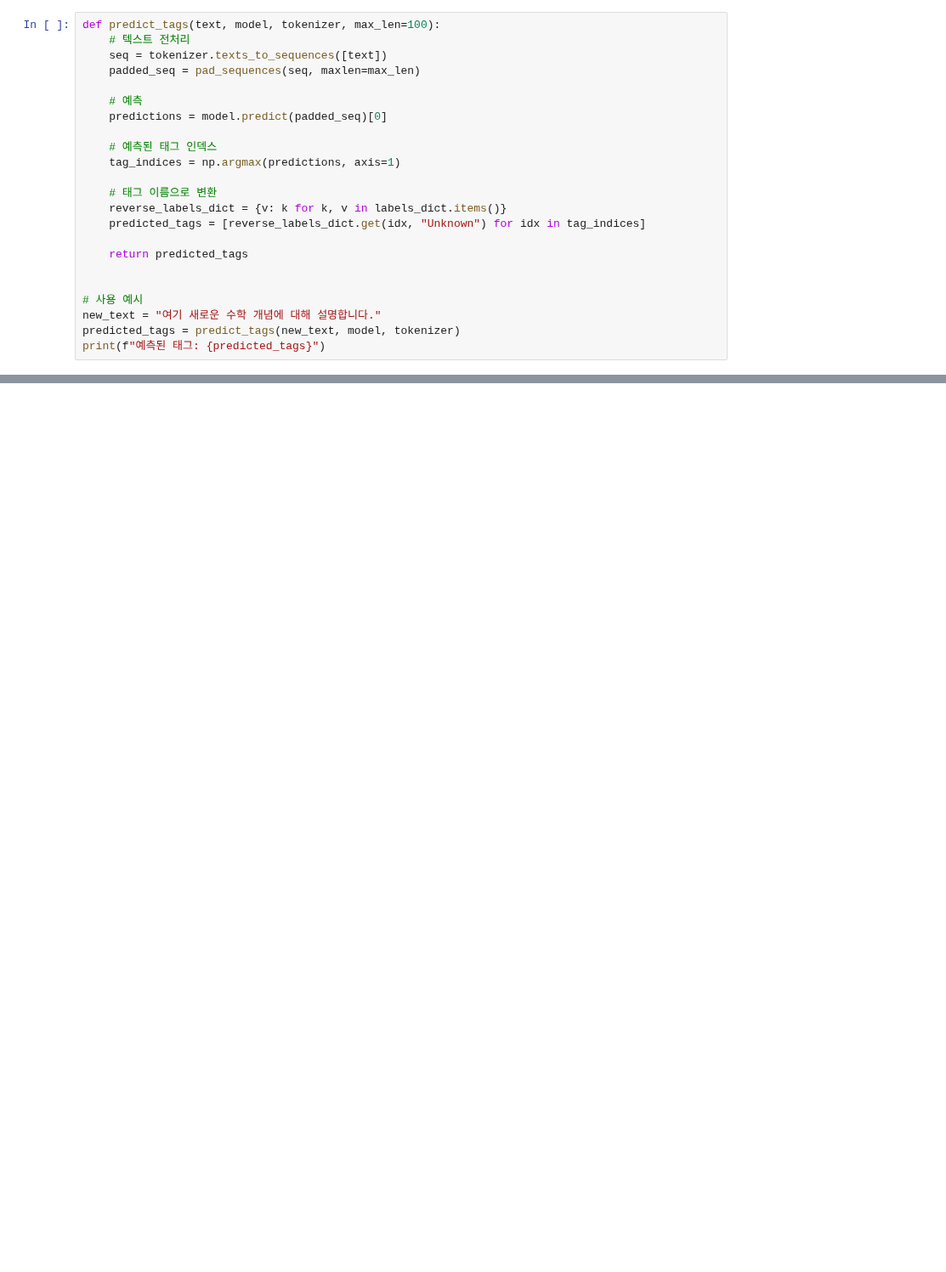
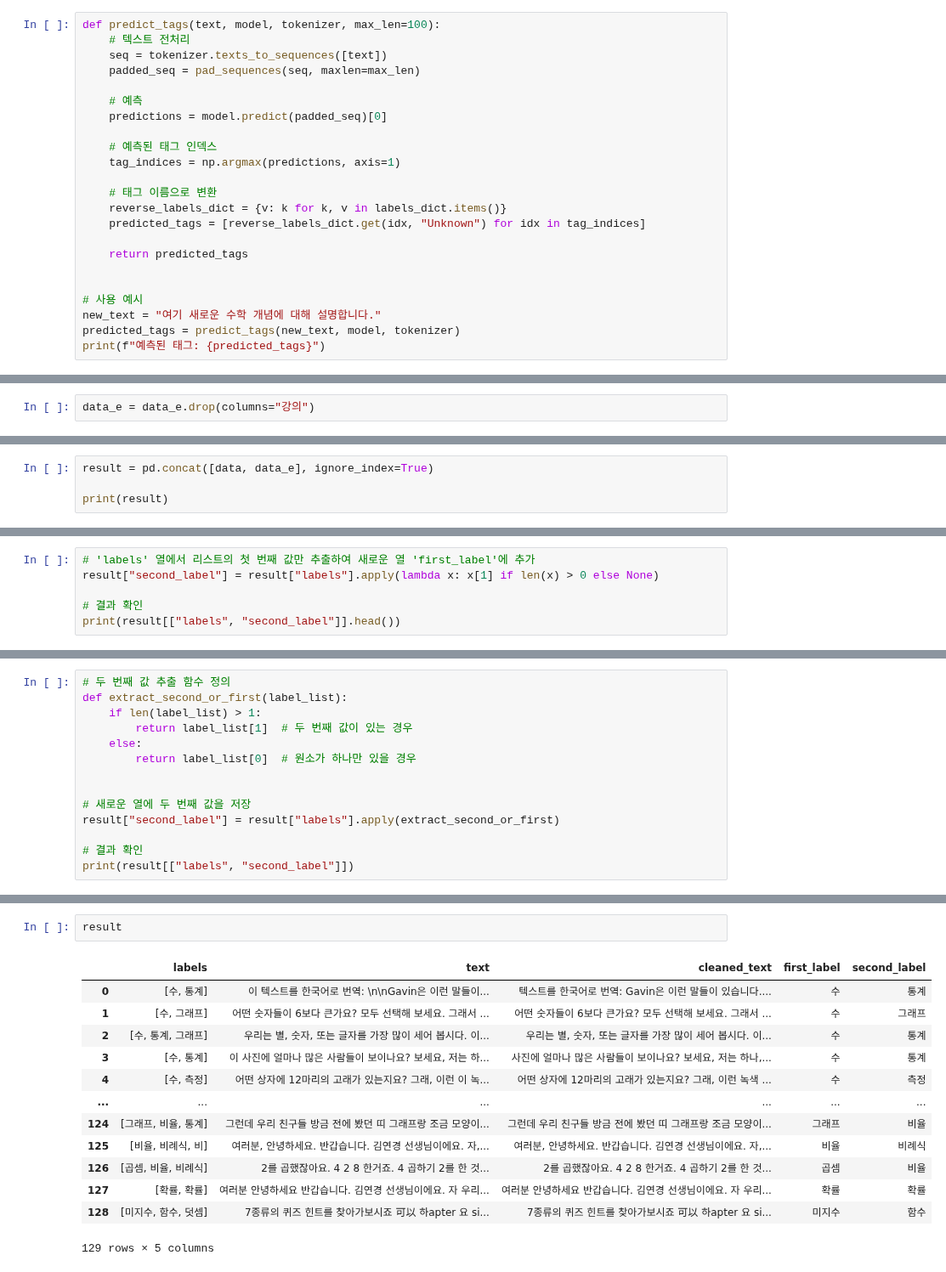
Before and after one commit to DonginJeon/Chunjae_edu, a Jupyter notebook: Project/Mini_project_deeplearning_0912/manage.ipynb, the cells around one changed output, grey strips where cells are left out. Shown at 85% size. Cells and saved outputs as stored; diff of their text form; blank space fills up the shorter version.

```diff
--- a/Project/Mini_project_deeplearning_0912/manage.ipynb
+++ b/Project/Mini_project_deeplearning_0912/manage.ipynb
@@ -364,0 +1079,2 @@ print(f"예측된 태그: {predicted_tags}")
+# %%
+data_e = data_e.drop(columns="강의")
@@ -364,0 +1117,4 @@ print(f"예측된 태그: {predicted_tags}")
+# %%
+result = pd.concat([data, data_e], ignore_index=True)
+
+print(result)
@@ -364,0 +1615,6 @@ print(f"예측된 태그: {predicted_tags}")
+# %%
+# 'labels' 열에서 리스트의 첫 번째 값만 추출하여 새로운 열 'first_label'에 추가
+result["second_label"] = result["labels"].apply(lambda x: x[1] if len(x) > 0 else None)
+
+# 결과 확인
+print(result[["labels", "second_label"]].head())
@@ -364,0 +1758,14 @@ print(f"예측된 태그: {predicted_tags}")
+# %%
+# 두 번째 값 추출 함수 정의
+def extract_second_or_first(label_list):
+    if len(label_list) > 1:
+        return label_list[1]  # 두 번째 값이 있는 경우
+    else:
+        return label_list[0]  # 원소가 하나만 있을 경우
+
+
+# 새로운 열에 두 번째 값을 저장
+result["second_label"] = result["labels"].apply(extract_second_or_first)
+
+# 결과 확인
+print(result[["labels", "second_label"]])
@@ -364,0 +1787,16 @@ print(f"예측된 태그: {predicted_tags}")
+# %%
+result
+# %% [output]
+|  | labels | text | cleaned_text | first_label | second_label |
+| 0 | [수, 통계] | 이 텍스트를 한국어로 번역: \n\nGavin은 이런 말들이... | 텍스트를 한국어로 번역: Gavin은 이런 말들이 있습니다.... | 수 | 통계 |
+| 1 | [수, 그래프] | 어떤 숫자들이 6보다 큰가요? 모두 선택해 보세요. 그래서 ... | 어떤 숫자들이 6보다 큰가요? 모두 선택해 보세요. 그래서 ... | 수 | 그래프 |
+| 2 | [수, 통계, 그래프] | 우리는 별, 숫자, 또는 글자를 가장 많이 세어 봅시다. 이... | 우리는 별, 숫자, 또는 글자를 가장 많이 세어 봅시다. 이... | 수 | 통계 |
+| 3 | [수, 통계] | 이 사진에 얼마나 많은 사람들이 보이나요? 보세요, 저는 하... | 사진에 얼마나 많은 사람들이 보이나요? 보세요, 저는 하나,... | 수 | 통계 |
+| 4 | [수, 측정] | 어떤 상자에 12마리의 고래가 있는지요? 그래, 이런 이 녹... | 어떤 상자에 12마리의 고래가 있는지요? 그래, 이런 녹색 ... | 수 | 측정 |
+| ... | ... | ... | ... | ... | ... |
+| 124 | [그래프, 비율, 통계] | 그런데 우리 친구들 방금 전에 봤던 띠 그래프랑 조금 모양이... | 그런데 우리 친구들 방금 전에 봤던 띠 그래프랑 조금 모양이... | 그래프 | 비율 |
+| 125 | [비율, 비례식, 비] | 여러분, 안녕하세요. 반갑습니다. 김연경 선생님이에요. 자,... | 여러분, 안녕하세요. 반갑습니다. 김연경 선생님이에요. 자,... | 비율 | 비례식 |
+| 126 | [곱셈, 비율, 비례식] | 2를 곱했잖아요. 4 2 8 한거죠. 4 곱하기 2를 한 것... | 2를 곱했잖아요. 4 2 8 한거죠. 4 곱하기 2를 한 것... | 곱셈 | 비율 |
+| 127 | [확률, 확률] | 여러분 안녕하세요 반갑습니다. 김연경 선생님이에요. 자 우리... | 여러분 안녕하세요 반갑습니다. 김연경 선생님이에요. 자 우리... | 확률 | 확률 |
+| 128 | [미지수, 함수, 덧셈] | 7종류의 퀴즈 힌트를 찾아가보시죠 可以 하apter 요 si... | 7종류의 퀴즈 힌트를 찾아가보시죠 可以 하apter 요 si... | 미지수 | 함수 |
+129 rows × 5 columns
```
Also changed, not shown: parts of 61 cells of this notebook, 7 other files.
